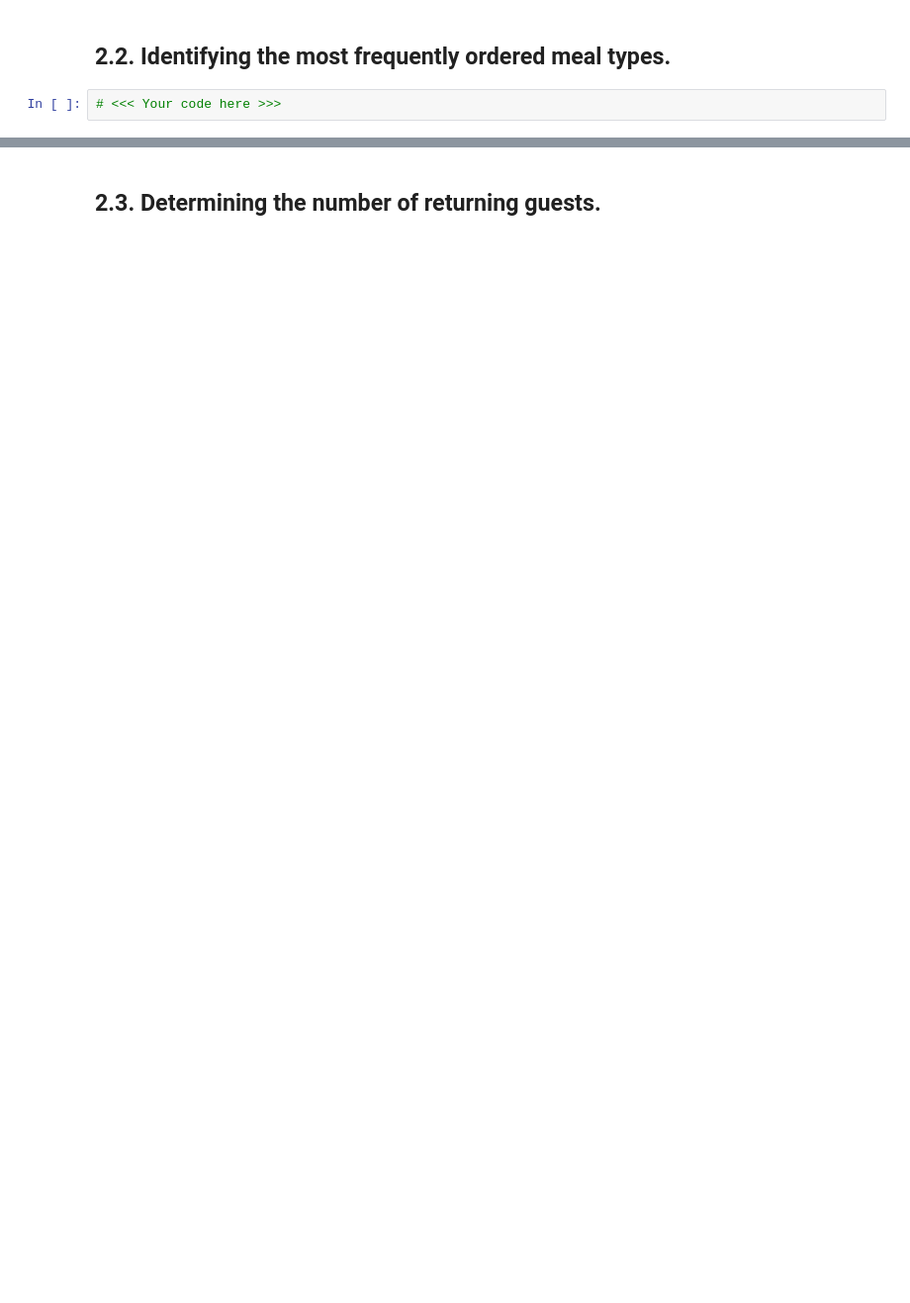
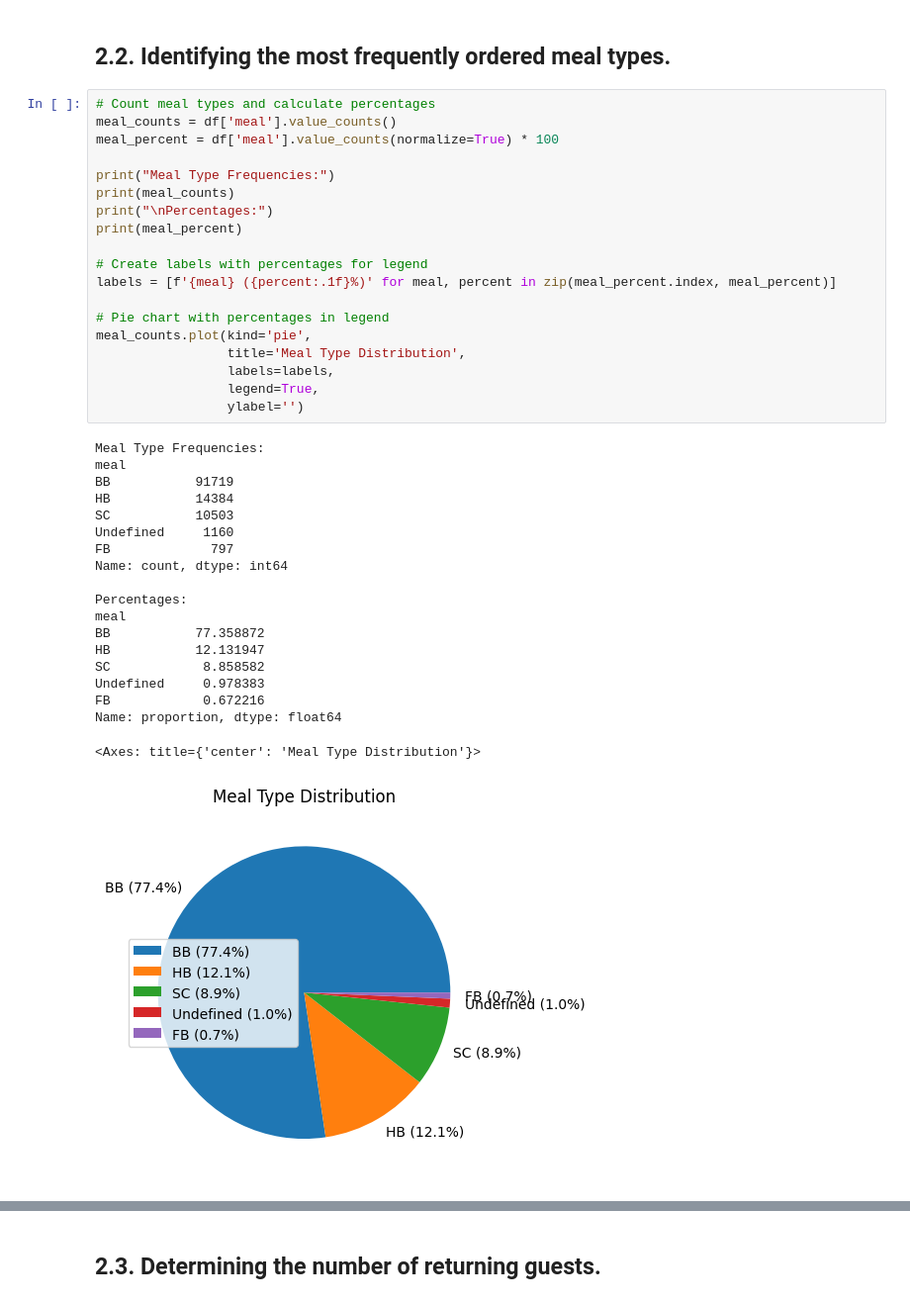
Before and after one commit to mydevfair/data-driven-ai, a Jupyter notebook: Coursework1_template.ipynb, the cells around one changed output, grey strips where cells are left out. Shown at 99% size. Cells and saved outputs as stored; diff of their text form; blank space fills up the shorter version.

```diff
--- a/Coursework1_template.ipynb
+++ b/Coursework1_template.ipynb
@@ -299,4 +384,41 @@ the practical sessions, such as:
 # %% [markdown]
 ## 2.2. Identifying the most frequently ordered meal types.
-# %%
-# <<< Your code here >>>
+# %%
+# Count meal types and calculate percentages
+meal_counts = df['meal'].value_counts()
+meal_percent = df['meal'].value_counts(normalize=True) * 100
+
+print("Meal Type Frequencies:")
+print(meal_counts)
+print("\nPercentages:")
+print(meal_percent)
+
+# Create labels with percentages for legend
+labels = [f'{meal} ({percent:.1f}%)' for meal, percent in zip(meal_percent.index, meal_percent)]
+
+# Pie chart with percentages in legend
+meal_counts.plot(kind='pie',
+                 title='Meal Type Distribution',
+                 labels=labels,
+                 legend=True,
+                 ylabel='')
+# %% [output]
+Meal Type Frequencies:
+meal
+BB           91719
+HB           14384
+SC           10503
+Undefined     1160
+FB             797
+Name: count, dtype: int64
+
+Percentages:
+meal
+BB           77.358872
+HB           12.131947
+SC            8.858582
+Undefined     0.978383
+FB            0.672216
+Name: proportion, dtype: float64
+<Axes: title={'center': 'Meal Type Distribution'}>
+[figure, added]
```
Also changed, not shown: parts of 20 cells of this notebook.
